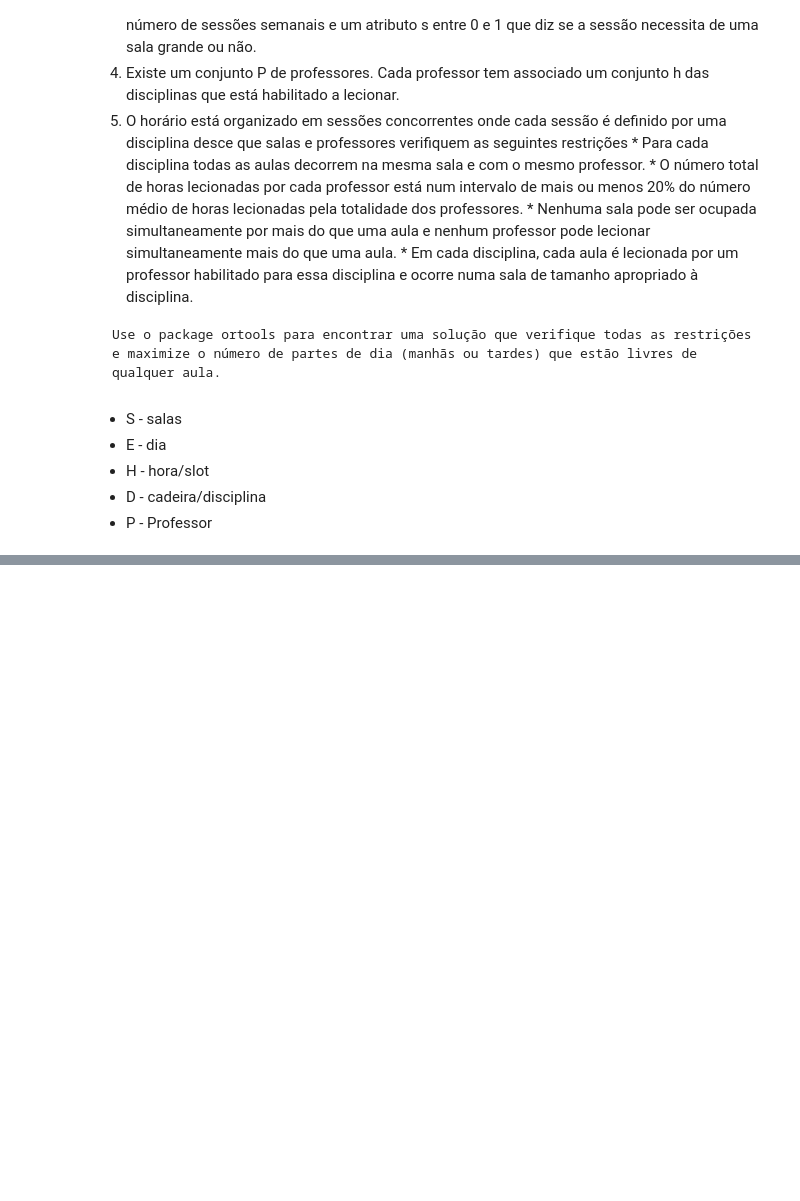
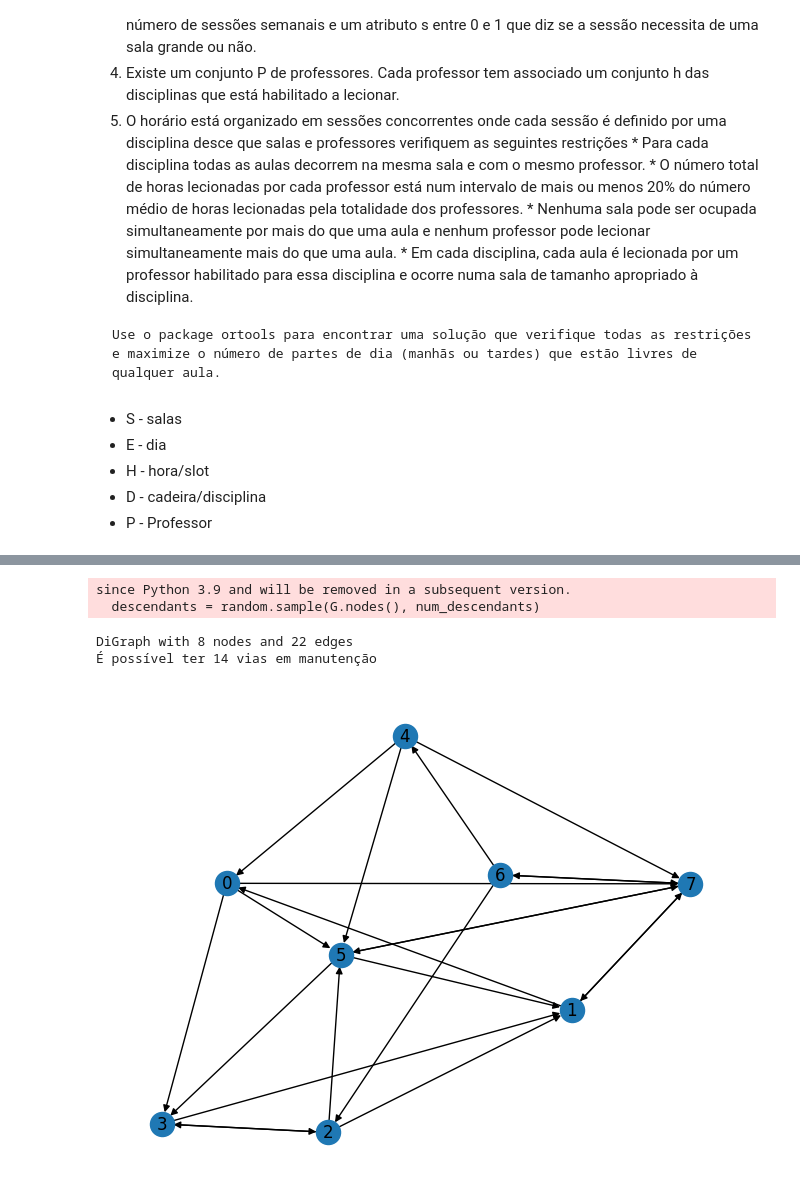
Before and after one commit to jkaxsh/LC, a Jupyter notebook: TP01.ipynb, the cells around one changed output, grey strips where cells are left out. Saved outputs shown, nothing was run; the diff lists cells and outputs as text; code cells hidden in the pictures; blank space fills up the shorter version.

```diff
--- a/TP01.ipynb
+++ b/TP01.ipynb
@@ -287,16 +126,0 @@ Disciplina d1, Professor p3, Sala a2
-# %%
-# 1. Cada cadeira tem um num fixo de sesões por semana, na msm sala e com mesmo docente
-for d in disciplinas:
-    for p in professores:
-        for s in salas_g + salas_p:
-            for dia in dias:
-                for slot in range(slots_manha + slots_tarde):
-                    nsessoes = aulas[d][1]
-                    nslots = aulas[d][0]
-                    if nslots == 1:
-                      solver.Add(solver.Sum(horario[d, p, s, dia, slot] for d in disciplinas for p in professores for s in salas_g+salas_p for slot in range(slots_manha + slots_tarde)) == nsessoes)
-                    elif nslots == 2:
-                      if slot < slots_manha + slots_tarde - 1:
-                            solver.Add(horario[d, p, s, dia, slot] == horario[d, p, s, dia, slot + 1])
-                      if slot < slots_manha + slots_tarde - 2:
-                          solver.Add(horario[d, p, s, dia, slot] + horario[d, p, s, dia, slot + 1] <= 1)
@@ -302,0 +136,56 @@ for d in disciplinas:
+# %%
+import networkx as nx
+import random
+
+#gerar um grafo falso so para entrar no loop
+G = nx.DiGraph()
+G.add_nodes_from(range(2))
+
+#verifica se tem loops ou destinos iguais
+def has_duplicate_destinations(graph):
+    for node in graph.nodes():
+        sucess = list(graph.successors(node))
+        for s in sucess:
+            new = sucess.copy()
+            new.remove(s)
+            if s in new:
+                return True
+    return False
+
+#gera ate as condiçoes estarem satisfeitas
+while (not nx.is_strongly_connected(G)) or nx.is_directed_acyclic_graph(G) or has_self_loops(G) or has_duplicate_destinations(G):
+    N = random.randint(8, 15)
+    G = nx.DiGraph()
+    G.add_nodes_from(range(N))
+    for node in G.nodes():
+        num_descendants = random.randint(0, 3)
+        descendants = random.sample(G.nodes(), num_descendants)
+        for descendant in descendants:
+            G.add_edge(node, descendant)
+
+#funçao recursiva que verifica o maior numero de arestas que pode eliminar continuando a ser ligado
+def rec(graph, lista, i, ret, j):
+    if i >= len(lista):
+        return ret
+    elem = list(graph.successors(lista[i]))
+    if j >= len(elem):
+        return rec(graph, lista, i+1, ret, 0)
+    GC = graph.copy()
+    GC.remove_edge(lista[i], elem[j])
+    if nx.is_strongly_connected(GC):
+        return max(rec(graph, lista, i, ret, j+1),
+                   rec(GC, list(GC.nodes()), i, ret+1, j))
+    return rec(graph, lista, i, ret, j+1)
+
+remov = rec(G, list(G.nodes()), 0, 0, 0)
+
+#print do grafo
+print(G)
+print("É possível ter", remov, "vias em manutenção")
+nx.draw(G, with_labels=True)
+# %% [output]
+since Python 3.9 and will be removed in a subsequent version.
+  descendants = random.sample(G.nodes(), num_descendants)
+DiGraph with 8 nodes and 22 edges
+É possível ter 14 vias em manutenção
+[figure, added]
```
Also changed, not shown: parts of 4 cells of this notebook.
